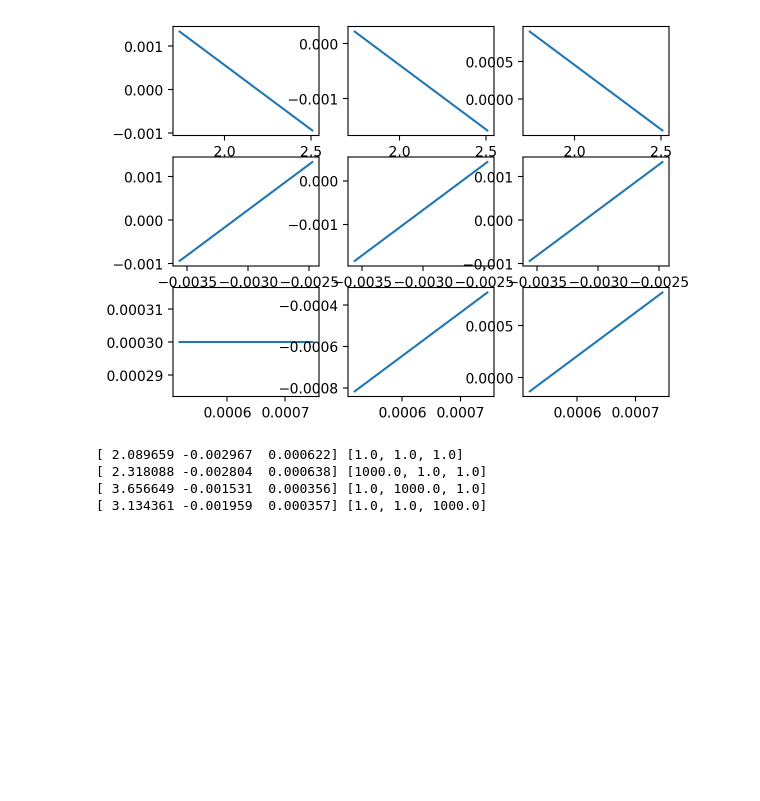
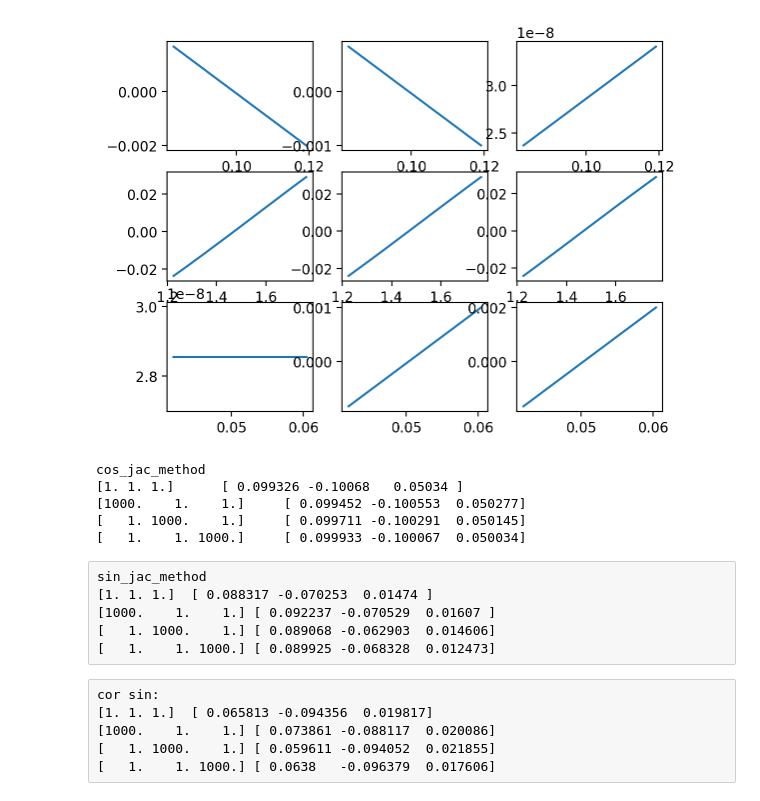
Before and after one commit to Serge3leo/temp-cola, a Jupyter notebook: valq/260325/e_cos_x_dx.ipynb, the cells around one changed output. Drawn from its saved outputs; the diff is of its cells as text; code cells hidden in the pictures; blank space fills up the shorter version.

```diff
--- a/valq/260325/e_cos_x_dx.ipynb
+++ b/valq/260325/e_cos_x_dx.ipynb
@@ -63,0 +228,3 @@ array([ 2.08965907e+00, -2.96697879e-03,  6.22109162e-04])
+# %%
+method = methodc
+res = resc
@@ -63,0 +264,38 @@ array([ 2.08965907e+00, -2.96697879e-03,  6.22109162e-04])
+# %%
+fig, ax = plt.subplots(3, 3)
+for i in range(3):
+    resj = res
+    boundi = method.bounds()[:, i]
+    if 0 == i:
+        boundi[1] = check_e
+    lowi = np.linspace(boundi[0], boundi[1], num=16)
+    costi = np.zeros((len(lowi) - 1,))
+    res_xi = np.zeros((len(lowi) - 1, 3))
+    for j in range(len(lowi) - 1):
+        xj = res.x.copy()  # TODO ???
+        boundj = method.bounds().copy()
+        for k in range(3):
+            assert boundj[0, k] < xj[k] and xj[k] < boundj[1, k], f"{k, boundj[0, k], xj[k], boundj[1, k]=}"
+        boundj[0, i] = lowi[j]
+        boundj[1, i] = lowi[j + 1]
+        xj[i] = np.average(boundj[:, i])
+        for k in range(3):
+            assert boundj[0, k] < xj[k] and xj[k] < boundj[1, k], f"{k, boundj[0, k], xj[k], boundj[1, k]=}"
+        resj = solsq(method, xj, boundj)
+        costi[j] = resj.cost
+        res_xi[j] = resj.x
+    ax[0][i].plot(res_xi[:,i], np.sqrt(costi/3.),
+                  label=f"$\\sigma$ of {method.id[i]}")
+    ax[0][i].set_yscale('log')
+    ax[0][i].legend()
+    for j in range(3):
+        if j != i:
+            axji = ax[j + 1 if j < i else j][i]
+            axji.plot(res_xi[:,i], res_xi[:,i],
+                          label=f"{method.id[j]} of {method.id[i]}")
+            axji.legend()
+            # axji.set_ylabel(f"{method.id[j]}")
+    axji.set_xlabel(f"{method.id[i]}")
+
+pi2="\\frac{\\pi}{2}"
+fig.suptitle(f"Test for e={test_e} x=${pi2} {test_x1}$ dx={test_dx}")
@@ -64,25 +305,41 @@ array([ 2.08965907e+00, -2.96697879e-03,  6.22109162e-04])
 # %%
 fig, ax = plt.subplots(3, 3)
 
 for i in range(3):
   x = list(res.x)
   x[i] = np.linspace(res.x[i]/1.2, res.x[i]*1.2)
-  f = fun(x)
+  f = method.fun(x)
   for j in range(3):
     ax[i][j].plot(x[i], f[j])
 # %% [output]
-[figure, old version]
+[figure, new version]
 # %%
 with np.printoptions(precision=6, suppress=True):
-    print(res.x, w)
+    print(method.__class__.__name__)
+    print(method.w, end='\t')
+    method.print(res.x)
     for i in range(3):
       x1 = res.x
-      w[i] = 1000.
-      res1 = scipy.optimize.least_squares(fun, x1)
-      print(res1.x, w)
-      w[i] = 1.
+      method.w[i] = 1000.
+      res1 = solsq(method, x1, method.bounds())
+      print(method.w, end='\t')
+      method.print(res1.x)
+      method.w[i] = 1.
 # %% [output]
-[ 2.089659 -0.002967  0.000622] [1.0, 1.0, 1.0]
-[ 2.318088 -0.002804  0.000638] [1000.0, 1.0, 1.0]
-[ 3.656649 -0.001531  0.000356] [1.0, 1000.0, 1.0]
-[ 3.134361 -0.001959  0.000357] [1.0, 1.0, 1000.0]
+cos_jac_method
+[1. 1. 1.]      [ 0.099326 -0.10068   0.05034 ]
+[1000.    1.    1.]     [ 0.099452 -0.100553  0.050277]
+[   1. 1000.    1.]     [ 0.099711 -0.100291  0.050145]
+[   1.    1. 1000.]     [ 0.099933 -0.100067  0.050034]
+# %% [raw]
+sin_jac_method
+[1. 1. 1.]	[ 0.088317 -0.070253  0.01474 ]
+[1000.    1.    1.]	[ 0.092237 -0.070529  0.01607 ]
+[   1. 1000.    1.]	[ 0.089068 -0.062903  0.014606]
+[   1.    1. 1000.]	[ 0.089925 -0.068328  0.012473]
+# %% [raw]
+cor sin:
+[1. 1. 1.]	[ 0.065813 -0.094356  0.019817]
+[1000.    1.    1.]	[ 0.073861 -0.088117  0.020086]
+[   1. 1000.    1.]	[ 0.059611 -0.094052  0.021855]
+[   1.    1. 1000.]	[ 0.0638   -0.096379  0.017606]
```
Also changed, not shown: parts of 15 cells of this notebook.
